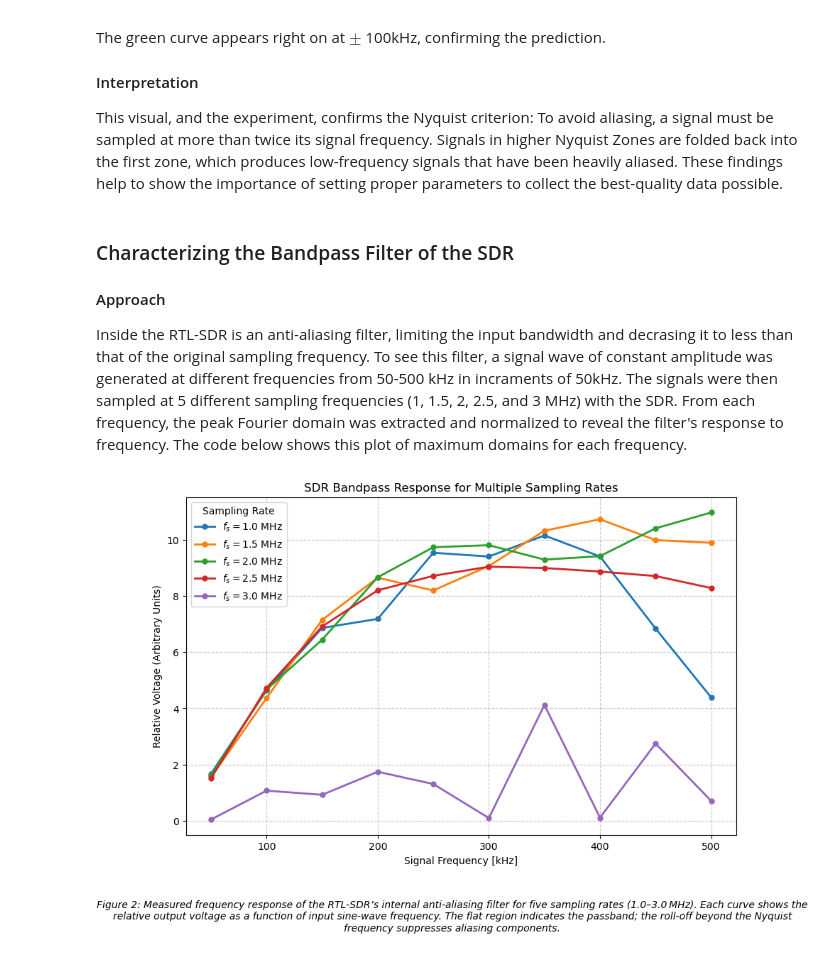
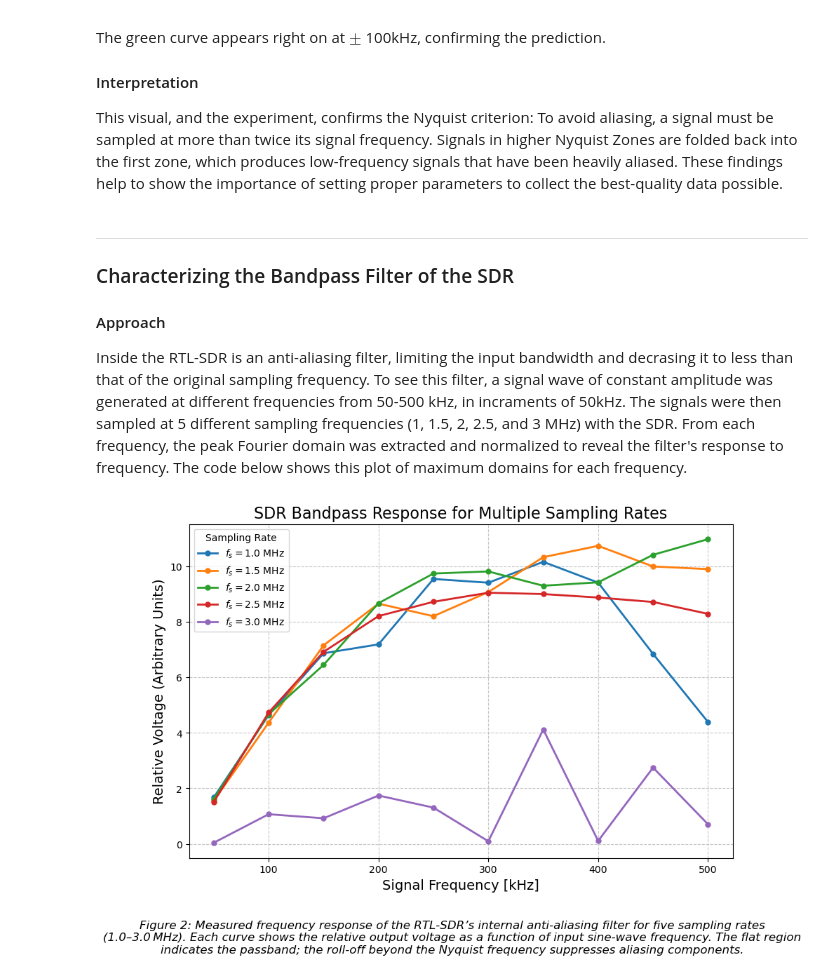
Before and after one commit to averybooks/radiolab2026-Cal, a Jupyter notebook: Rosendo Medina-Uribe_LAB1.ipynb, the cells around one changed output. Drawn from its saved outputs; the diff is of its cells as text; code cells hidden in the pictures.

```diff
--- a/Rosendo Medina-Uribe_LAB1.ipynb
+++ b/Rosendo Medina-Uribe_LAB1.ipynb
@@ -50 +86,15 @@ Each section will involve on of these concepts discussed above, with a section t
+# %%
+import numpy as np
+import matplotlib.pyplot as plt
+from pathlib import Path
+import os
+from scipy.stats import kstest
+from scipy import signal
+from radio_lab1.sdr_tools import (
+    load_sdr_data,
+    normalize_signal,
+    compute_power_spectrum
+)
+
+BASE_DIR = Path("DATA")  # everything inside the 'DATA' folder
 # %% [markdown]
@@ -153,16 +198,13 @@ The green curve appears right on at $\pm$ 100kHz, confirming the prediction.
 #### Interpretation
 This visual, and the experiment, confirms the Nyquist criterion: To avoid aliasing, a signal must be sampled at more than twice its signal frequency. Signals in higher Nyquist Zones are folded back into the first zone, which produces low-frequency signals that have been heavily aliased. These findings help to show the importance of setting proper parameters to collect the best-quality data possible.
 # %% [markdown]
+---
 ### Characterizing the Bandpass Filter of the SDR
 
 #### Approach
-Inside the RTL-SDR is an anti-aliasing filter, limiting the input bandwidth and decrasing it to less than that of the original sampling frequency. To see this filter, a signal wave of constant amplitude was generated at different frequencies from 50-500 kHz in incraments of 50kHz. The signals were then sampled at 5 different sampling frequencies (1, 1.5, 2, 2.5, and 3 MHz) with the SDR. From each frequency, the peak Fourier domain was extracted and normalized to reveal the filter's response to frequency. The code below shows this plot of maximum domains for each frequency.
+Inside the RTL-SDR is an anti-aliasing filter, limiting the input bandwidth and decrasing it to less than that of the original sampling frequency. To see this filter, a signal wave of constant amplitude was generated at different frequencies from 50-500 kHz, in incraments of 50kHz. The signals were then sampled at 5 different sampling frequencies (1, 1.5, 2, 2.5, and 3 MHz) with the SDR. From each frequency, the peak Fourier domain was extracted and normalized to reveal the filter's response to frequency. The code below shows this plot of maximum domains for each frequency.
 # %%
-import numpy as np
-import matplotlib.pyplot as plt
-from pathlib import Path
-
-base_dir = Path("C:/Users/medin/Downloads/Spring_2026/ASTRON121/LAB1_DATA/Bandpass Filter")
+base_dir = BASE_DIR / "Bandpass Filter"
 
 sampling_rates = np.array([1e6, 1.5e6, 2e6, 2.5e6, 3e6])
 signal_freqs = np.array([50e3, 100e3, 150e3, 200e3, 250e3, 300e3, 350e3, 400e3, 450e3, 500e3])
@@ -200,45 +242,45 @@ def extract_peak_magnitude(filename, fs, f_sig, N = 2048):
     window = np.hanning(N)
     signal_win = signal * window
 
-    spectrum_mag = np.abs(np.fft.fft(signal_win, axis=1))
-    freqs = np.fft.fftfreq(N, d=1/fs)
+    spectrum_mag = np.abs(np.fft.fft(signal_win, axis = 1))
+    freqs = np.fft.fftfreq(N, d = 1/fs)
     idx = np.argmin(np.abs(freqs - f_sig))
     peak_mag = np.mean(spectrum_mag[:, idx])
 
     return peak_mag
 
 # Plot the filter response for each sampling rate
 plt.figure(figsize = (10, 7))
 
 for fs in sampling_rates:
     magnitudes = []
     files = files_by_fs[fs]
     for f_sig, fname in zip(signal_freqs, files):
         peak_mag = extract_peak_magnitude(fname, fs, f_sig, N = 2048)
         magnitudes.append(peak_mag)
 
     # Convert FFT magnitude to approximate voltage (scale factor from window and FFT normalization)
     fft_mag_volts = (np.array(magnitudes) / 2048) * 2
-    plt.plot(signal_freqs / 1e3, fft_mag_volts, 'o-', linewidth=2, markersize = 5, label = f'$f_s = {fs/1e6}$ MHz')
+    plt.plot(signal_freqs / 1e3, fft_mag_volts, 'o-', linewidth = 2, markersize = 5, label = f'$f_s = {fs/1e6}$ MHz')
 
-plt.xlabel("Signal Frequency [kHz]")
-plt.ylabel("Relative Voltage (Arbitrary Units)")
-plt.title("SDR Bandpass Response for Multiple Sampling Rates")
+plt.xlabel("Signal Frequency [kHz]", fontsize = 14)
+plt.ylabel("Relative Voltage (Arbitrary Units)", fontsize = 14)
+plt.title("SDR Bandpass Response for Multiple Sampling Rates", fontsize = 16)
 plt.grid(True, linestyle = '--', alpha = 0.7)
 plt.legend(title="Sampling Rate")
 
 caption_text = (
     "Figure 2: Measured frequency response of the RTL‑SDR’s internal anti‑aliasing filter "
     "for five sampling rates (1.0–3.0 MHz). Each curve shows the relative output voltage "
     "as a function of input sine‑wave frequency. The flat region indicates the passband; "
     "the roll‑off beyond the Nyquist frequency suppresses aliasing components."
 )
-plt.figtext(0.5, 0.01, caption_text, ha = 'center', fontsize = 10, wrap = True, style = 'italic')
+plt.figtext(0.5, 0.01, caption_text, ha = 'center', fontsize = 12, wrap = True, style = 'italic')
 
 plt.subplots_adjust(bottom = 0.2)
 plt.show()
 # %% [output]
-[figure, old version]
+[figure, new version]
 # %% [markdown]
 #### Results
 **Key Observations**
```
Also changed, not shown: parts of 20 cells of this notebook.
